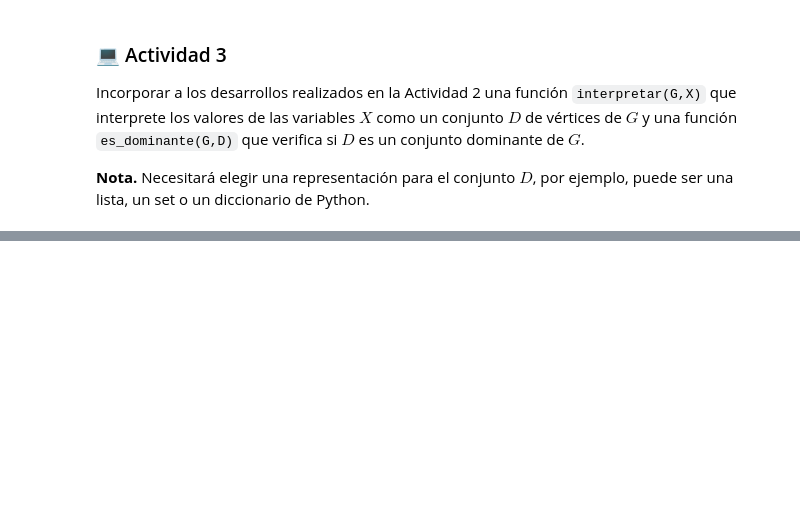
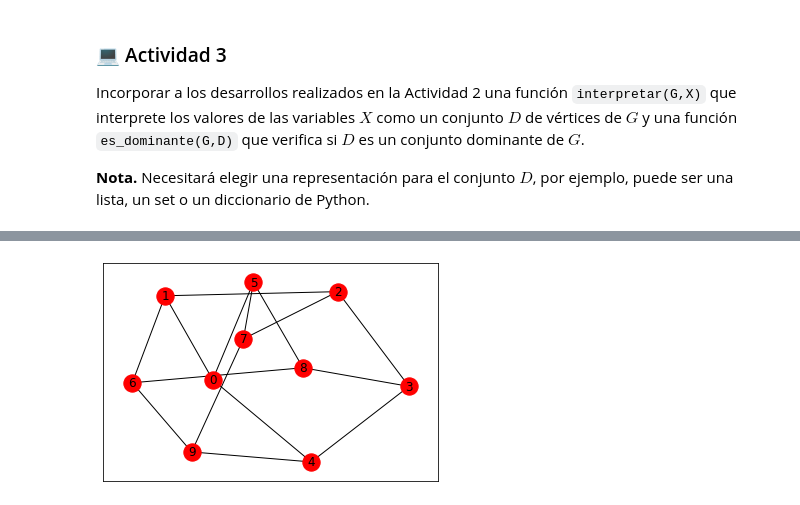
Before and after one commit to maurolucci/taller-cplex, a Jupyter notebook: notebook3.ipynb, the cells around one changed output, grey strips where cells are left out. Cells and saved outputs as stored; diff of their text form; code cells hidden in the pictures; blank space fills up the shorter version.

Commit message:
graficas con colores

```diff
--- a/notebook3.ipynb
+++ b/notebook3.ipynb
@@ -448,0 +464,4 @@ Incorporar a los desarrollos realizados en la Actividad 2 una función <code>int
+# %%
+nx.draw_networkx(Petersen, node_color="red")
+# %% [output]
+[figure, added]
```
Also changed, not shown: parts of 28 cells of this notebook.
